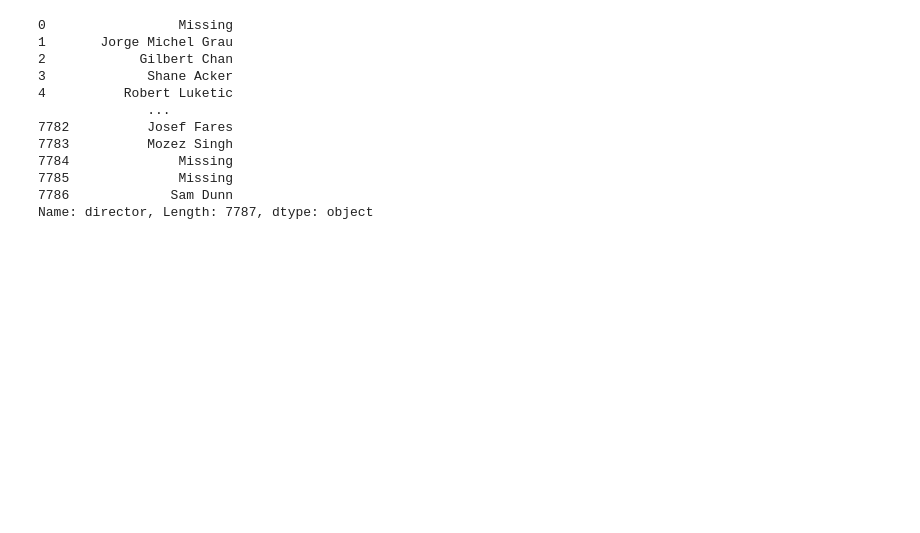
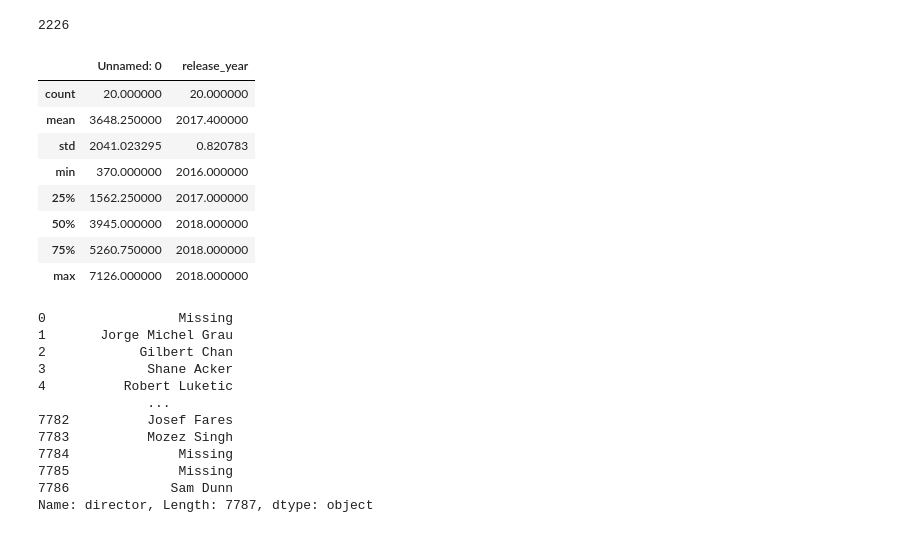
Before and after one commit to Dklitsch/Netflix-Exploratory-Analysis, a Jupyter notebook: Netflix Analysis.ipynb, the cells around one changed output. Saved outputs shown, nothing was run; the diff lists cells and outputs as text; code cells hidden in the pictures; blank space fills up the shorter version.

```diff
--- a/Netflix Analysis.ipynb
+++ b/Netflix Analysis.ipynb
@@ -18,3 +52,19 @@ df.head(5)
+# %%
+len(df[df['type'] == 'TV Show'][df['director'].isna()  == True])
+# %% [output]
+2226
+# %%
+df[df["director"].str.contains('Raúl Campos') == True].describe()
+# %% [output]
+|  | Unnamed: 0 | release_year |
+| count | 20.000000 | 20.000000 |
+| mean | 3648.250000 | 2017.400000 |
+| std | 2041.023295 | 0.820783 |
+| min | 370.000000 | 2016.000000 |
+| 25% | 1562.250000 | 2017.000000 |
+| 50% | 3945.000000 | 2018.000000 |
+| 75% | 5260.750000 | 2018.000000 |
+| max | 7126.000000 | 2018.000000 |
 # %%
 df['type'].fillna('Missing')
 df['title'].fillna('Missing')
```
Also changed, not shown: parts of 18 cells of this notebook, 1 other file.
